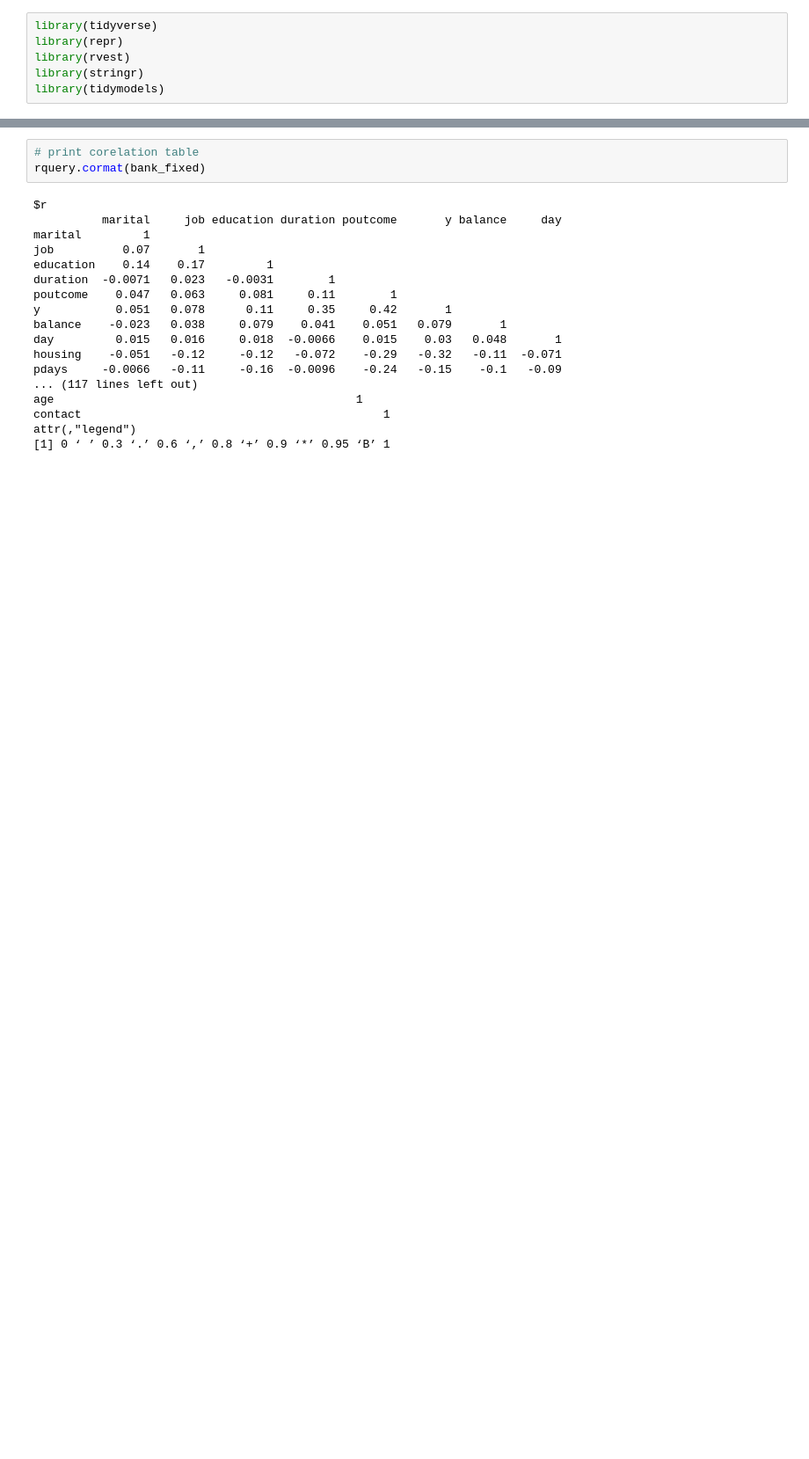
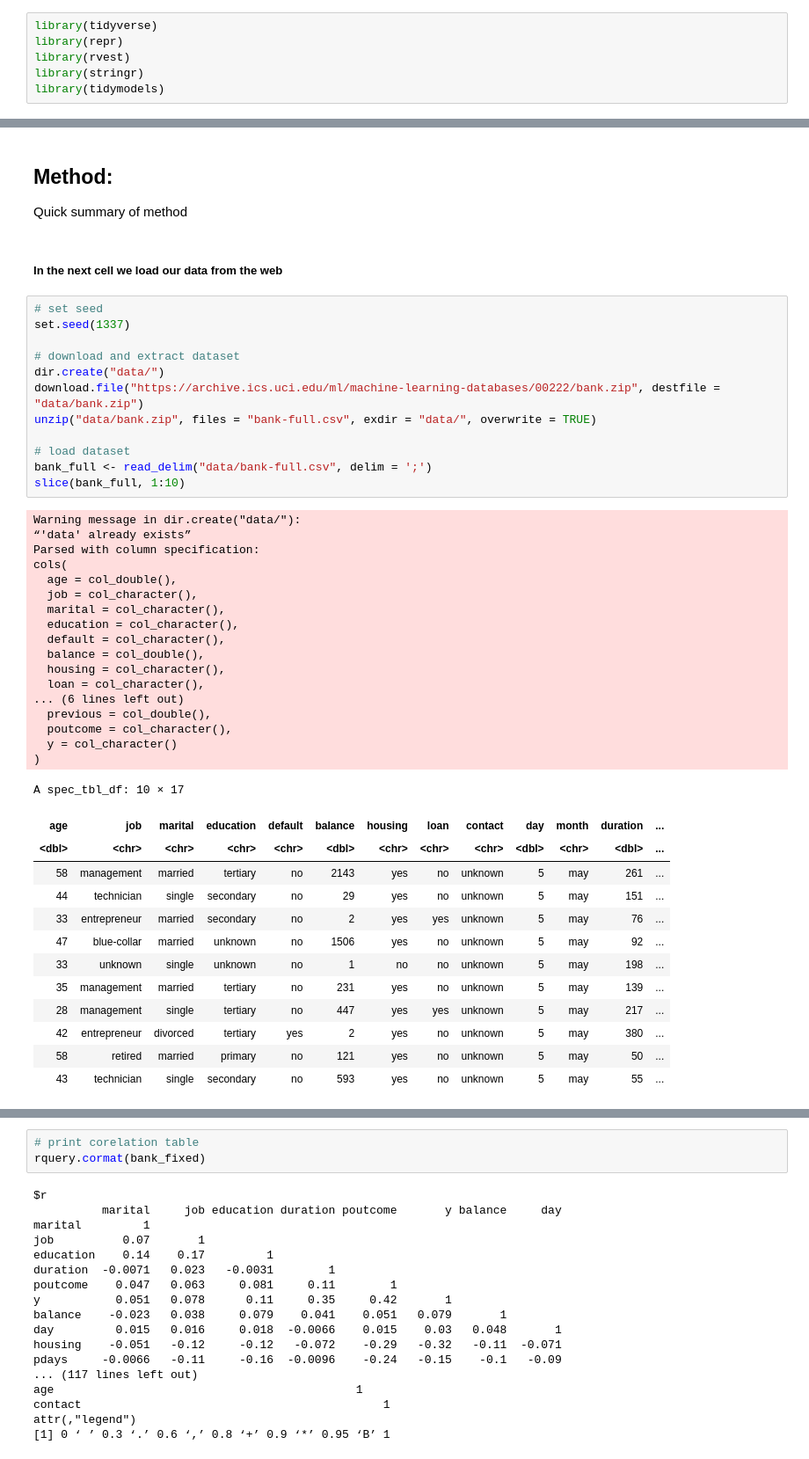
Before and after one commit to alexkhadr/Credit-Card-Project, a Jupyter notebook: correlation.ipynb, the cells around one changed output, grey strips where cells are left out. Shown: that part at 88% size. Cells and saved outputs as stored; diff of their text form; blank space fills up the shorter version.

```diff
--- a/correlation.ipynb
+++ b/correlation.ipynb
@@ -39,0 +26,49 @@ A spec_tbl_df: 5 × 17
+# %% [markdown]
+## Method:
+
+Quick summary of method
+# %% [markdown]
+##### In the next cell we load our data from the web
+# %%
+# set seed
+set.seed(1337)
+
+# download and extract dataset
+dir.create("data/")
+download.file("https://archive.ics.uci.edu/ml/machine-learning-databases/00222/bank.zip", destfile = "data/bank.zip")
+unzip("data/bank.zip", files = "bank-full.csv", exdir = "data/", overwrite = TRUE)
+
+# load dataset
+bank_full <- read_delim("data/bank-full.csv", delim = ';')
+slice(bank_full, 1:10)
+# %% [output]
+Warning message in dir.create("data/"):
+“'data' already exists”
+Parsed with column specification:
+cols(
+  age = col_double(),
+  job = col_character(),
+  marital = col_character(),
+  education = col_character(),
+  default = col_character(),
+  balance = col_double(),
+  housing = col_character(),
+  loan = col_character(),
+... (6 lines left out)
+  previous = col_double(),
+  poutcome = col_character(),
+  y = col_character()
+)
+A spec_tbl_df: 10 × 17
+| age | job | marital | education | default | balance | housing | loan | contact | day | month | duration | ... |
+| <dbl> | <chr> | <chr> | <chr> | <chr> | <dbl> | <chr> | <chr> | <chr> | <dbl> | <chr> | <dbl> | ... |
+| 58 | management | married | tertiary | no | 2143 | yes | no | unknown | 5 | may | 261 | ... |
+| 44 | technician | single | secondary | no | 29 | yes | no | unknown | 5 | may | 151 | ... |
+| 33 | entrepreneur | married | secondary | no | 2 | yes | yes | unknown | 5 | may | 76 | ... |
+| 47 | blue-collar | married | unknown | no | 1506 | yes | no | unknown | 5 | may | 92 | ... |
+| 33 | unknown | single | unknown | no | 1 | no | no | unknown | 5 | may | 198 | ... |
+| 35 | management | married | tertiary | no | 231 | yes | no | unknown | 5 | may | 139 | ... |
+| 28 | management | single | tertiary | no | 447 | yes | yes | unknown | 5 | may | 217 | ... |
+| 42 | entrepreneur | divorced | tertiary | yes | 2 | yes | no | unknown | 5 | may | 380 | ... |
+| 58 | retired | married | primary | no | 121 | yes | no | unknown | 5 | may | 50 | ... |
+| 43 | technician | single | secondary | no | 593 | yes | no | unknown | 5 | may | 55 | ... |
```
Also changed, not shown: parts of 45 cells of this notebook, 1 other file.
